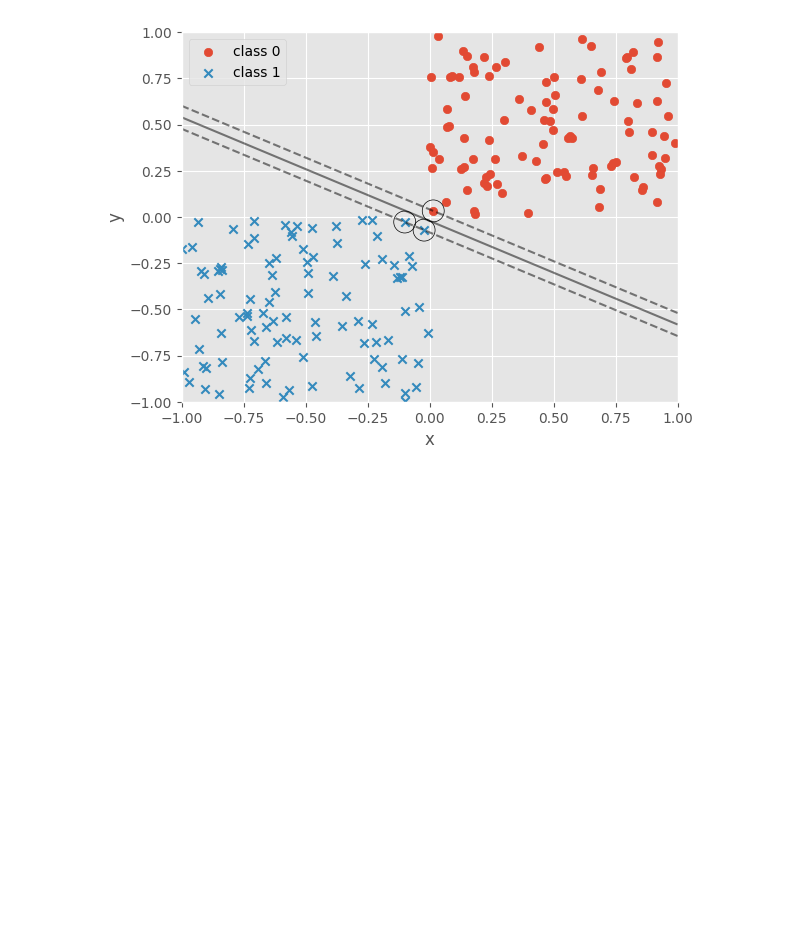
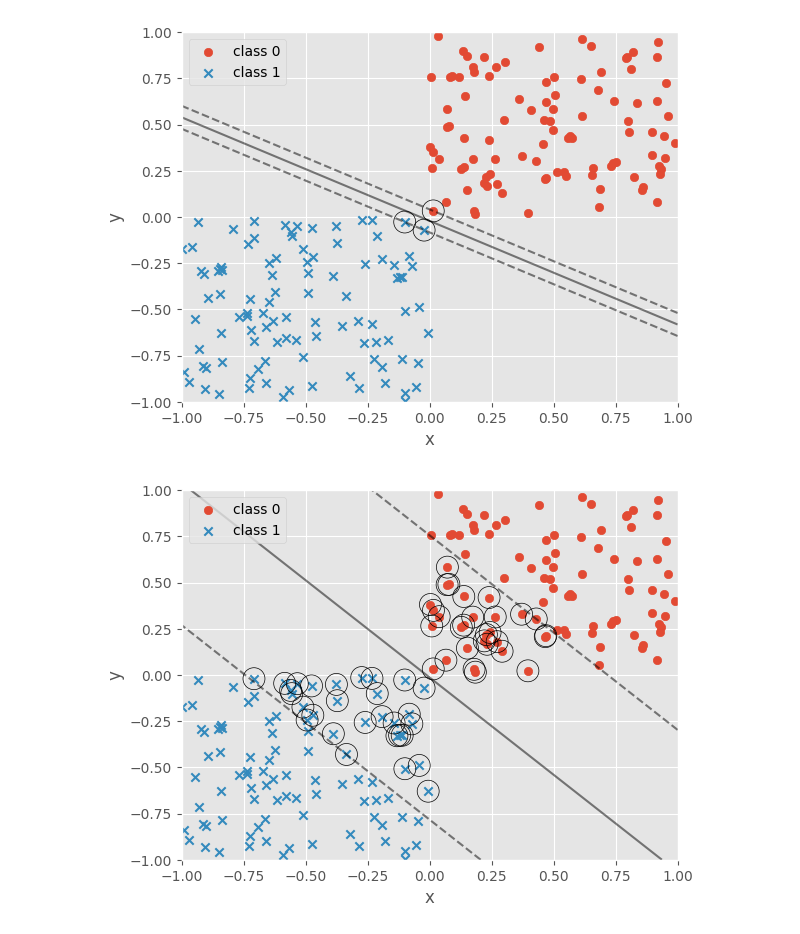
Before and after one commit to phonon-py/ZTest_ws, a Jupyter notebook: data_analysis2.ipynb, the cells around one changed output. Drawn from its saved outputs; the diff is of its cells as text; code cells hidden in the pictures; blank space fills up the shorter version.

```diff
--- a/data_analysis2.ipynb
+++ b/data_analysis2.ipynb
@@ -322,3 +325,8 @@ def plot_boundary_margin_sv(X0,y0,X1,y1,kernel,C,
 plot_boundary_margin_sv(X0,y0,X1,y1,kernel='linear',C=1e6) # 1e6は10の6乗
 # %% [output]
 [figure]
+# %%
+# 決定境界線、マージン、サポートベクタをプロット
+plot_boundary_margin_sv(X0,y0,X1,y1, kernel='linear', C=0.1)
+# %% [output]
+[figure, added]
```
Also changed, not shown: parts of 6 cells of this notebook.
